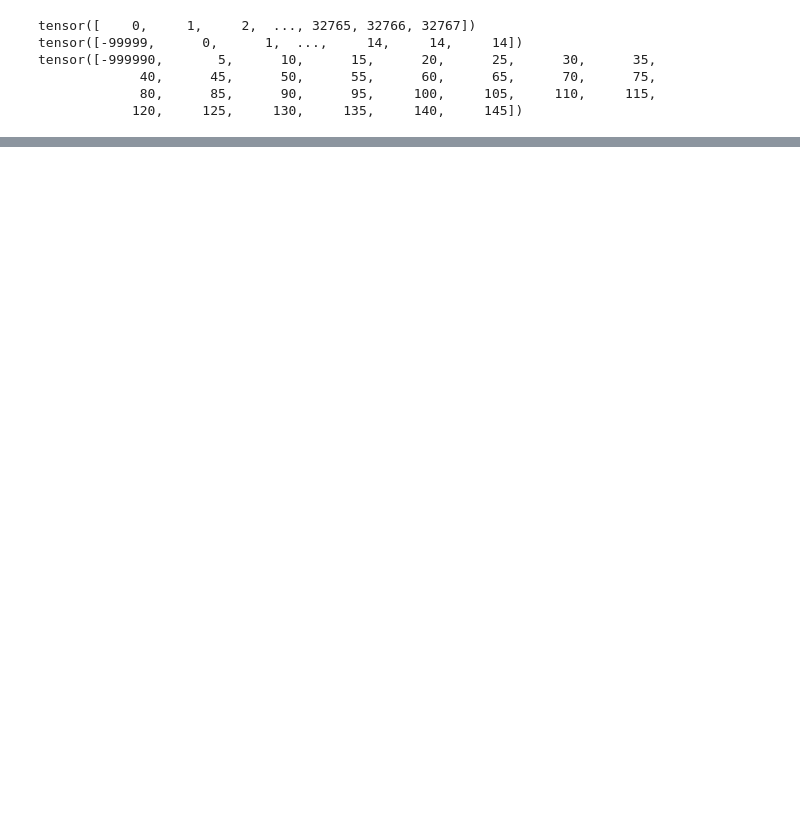
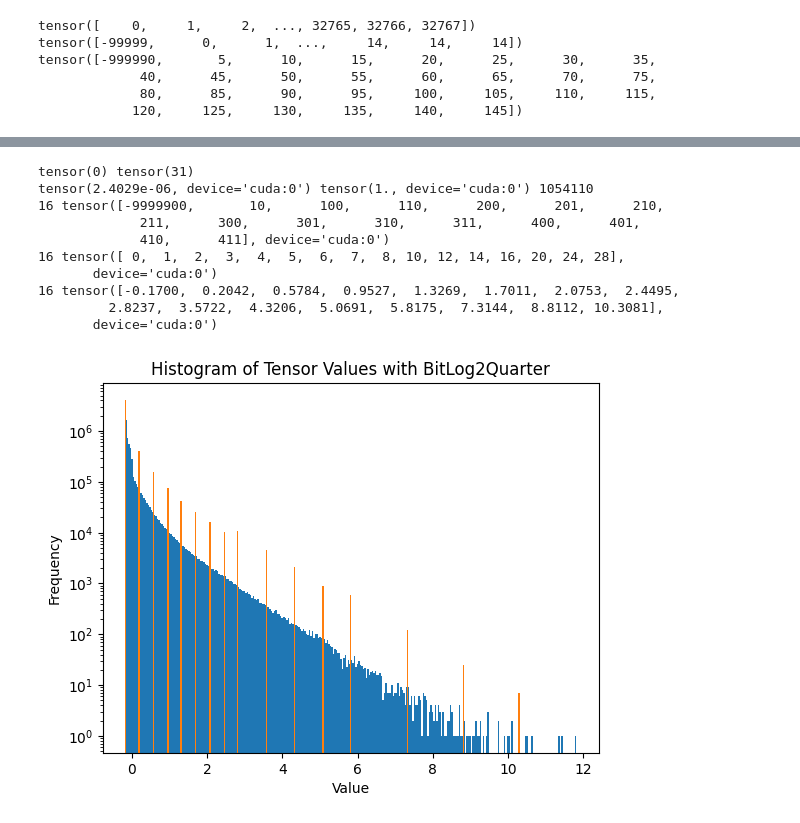
Before and after one commit to jiho264/BitLog2, a Jupyter notebook: distribution_of_gelu.ipynb, the cells around one changed output, grey strips where cells are left out. Saved outputs shown, nothing was run; the diff lists cells and outputs as text; code cells hidden in the pictures; blank space fills up the shorter version.

Commit message:
add Quarter

```diff
--- a/distribution_of_gelu.ipynb
+++ b/distribution_of_gelu.ipynb
@@ -198,0 +143,41 @@ def bitLog2Quarter(self, x):
+# %%
+org_x = torch.load("x.pt")
+print(x.min(), x.max())
+x = org_x.clone()
+
+x = x + 0.17
+x_max = x.max()
+x = (x / x_max)
+print(x.min(), x.max(), x.unique().numel())
+
+x = (x * 32).floor().int().clip(0, 31)
+x_q, _ = bitLog2Single(x)
+x_q_quarter = bitLog2Quarter_quant(x, x_q)
+print(x_q_quarter.unique().numel(), x_q_quarter.unique())
+x_dq_quarter = bitLog2Quarter_dequant(x_q_quarter)
+print(x_dq_quarter.unique().numel(), x_dq_quarter.unique())
+x_dq_quarter = x_dq_quarter / 32
+
+x_dq_quarter = x_dq_quarter.float() * x_max
+
+x_dq_quarter = x_dq_quarter - 0.17
+print(x_dq_quarter.unique().numel(), x_dq_quarter.unique())
+plt.hist(org_x.flatten().cpu().numpy(), bins=300)
+plt.hist(x_dq_quarter.flatten().cpu().numpy(), bins=300)
+plt.title("Histogram of Tensor Values with BitLog2Quarter")
+plt.xlabel("Value")
+plt.yscale("log")
+plt.ylabel("Frequency")
+plt.show()
+# %% [output]
+tensor(0) tensor(31)
+tensor(2.4029e-06, device='cuda:0') tensor(1., device='cuda:0') 1054110
+16 tensor([-9999900,       10,      100,      110,      200,      201,      210,
+             211,      300,      301,      310,      311,      400,      401,
+             410,      411], device='cuda:0')
+16 tensor([ 0,  1,  2,  3,  4,  5,  6,  7,  8, 10, 12, 14, 16, 20, 24, 28],
+       device='cuda:0')
+16 tensor([-0.1700,  0.2042,  0.5784,  0.9527,  1.3269,  1.7011,  2.0753,  2.4495,
+         2.8237,  3.5722,  4.3206,  5.0691,  5.8175,  7.3144,  8.8112, 10.3081],
+       device='cuda:0')
+[figure, added]
```
Also changed, not shown: parts of 4 cells of this notebook, 3 other files.
